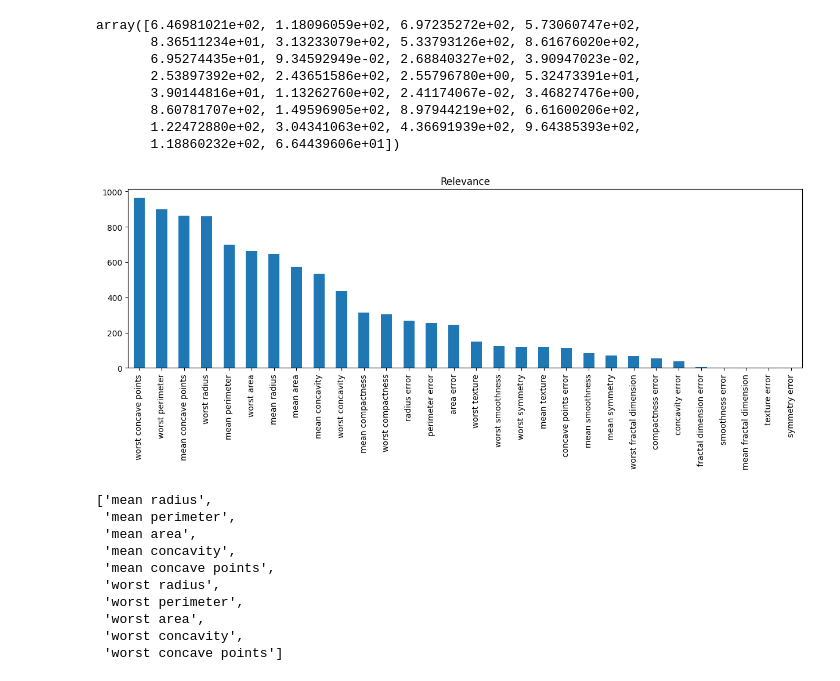
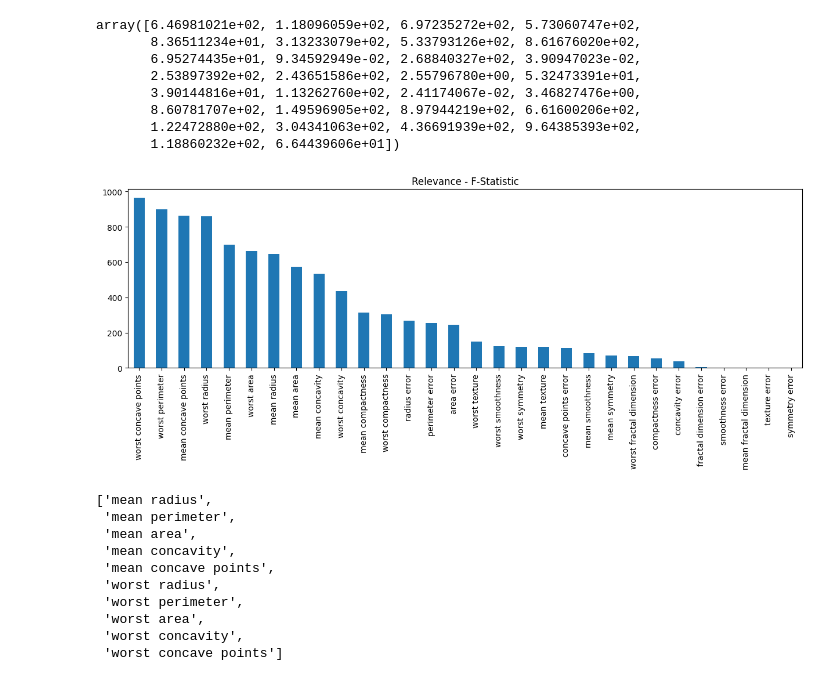
Before and after one commit to solegalli/feature-selection-for-machine-learning, a Jupyter notebook: 11-Hybrid-methods/11.9-MRMR-feature-engine.ipynb, the cells around one changed output. Drawn from its saved outputs; the diff is of its cells as text; code cells hidden in the pictures.

```diff
--- a/11-Hybrid-methods/11.9-MRMR-feature-engine.ipynb
+++ b/11-Hybrid-methods/11.9-MRMR-feature-engine.ipynb
@@ -59,8 +58,8 @@ array([6.46981021e+02, 1.18096059e+02, 6.97235272e+02, 5.73060747e+02,
 # %%
 pd.Series(sel.relevance_, index=sel.variables_).sort_values(
     ascending=False).plot.bar(figsize=(15, 4))
-plt.title("Relevance")
+plt.title("Relevance - F-Statistic")
 plt.show()
 # %% [output]
-[figure, old version]
+[figure, new version]
 # %%
```
Also changed, not shown: parts of 24 cells of this notebook.
